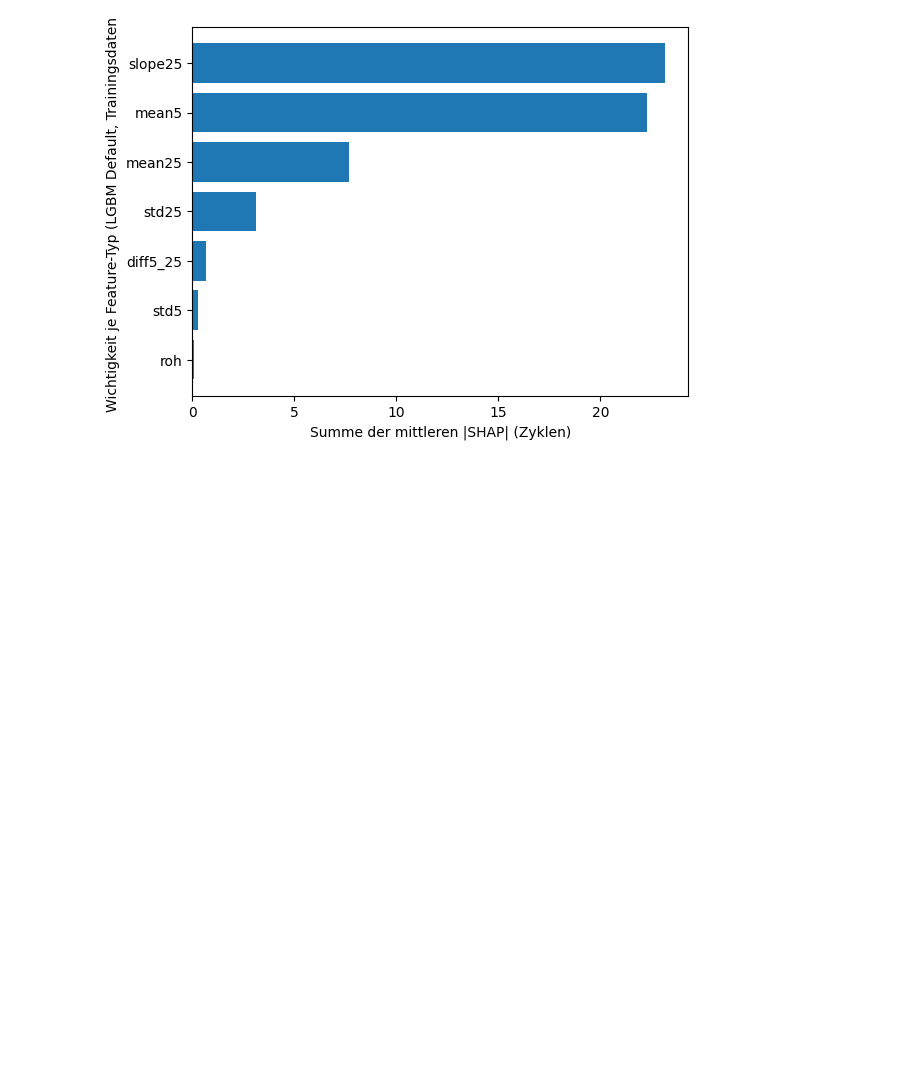
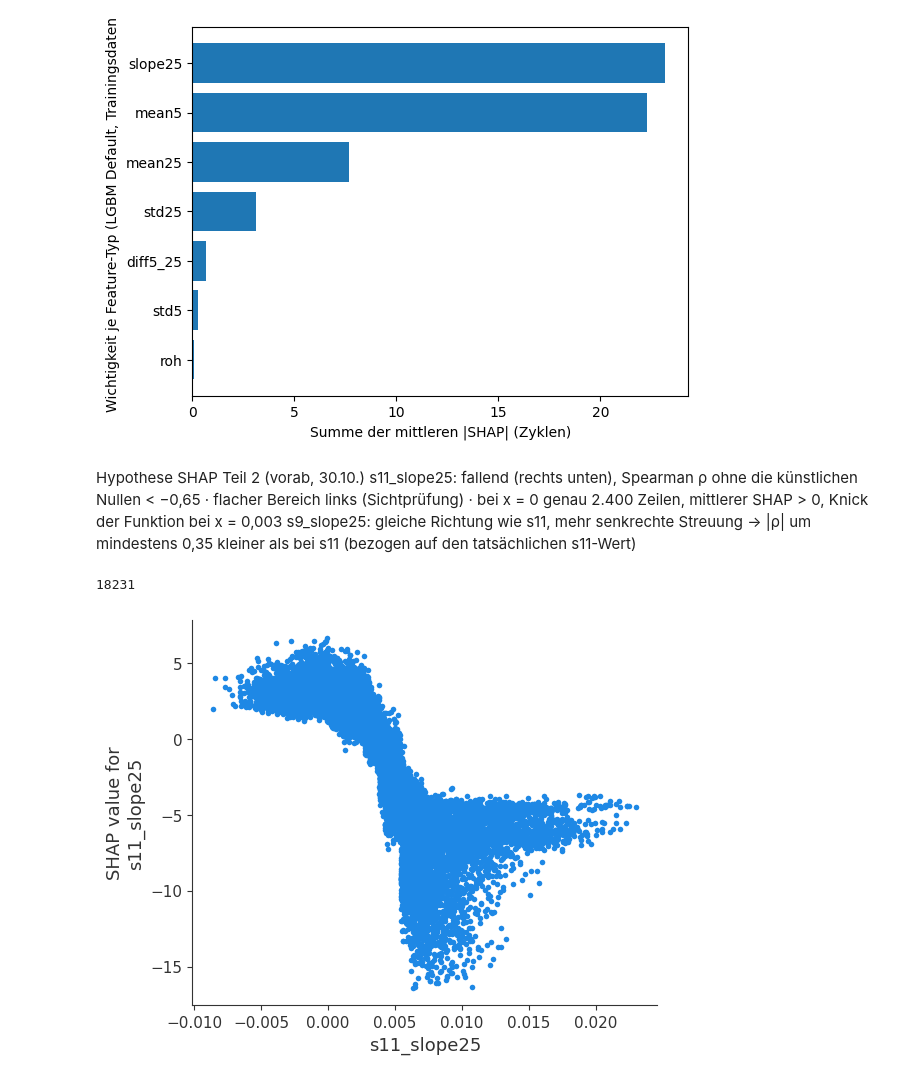
Before and after one commit to nils-pt/turbofan, a Jupyter notebook: notebooks/06_final_model.ipynb, the cells around one changed output. Drawn from its saved outputs; the diff is of its cells as text; code cells hidden in the pictures; blank space fills up the shorter version.

Commit message:
06: SHAP Teil 2 – Abhängigkeitsplots s11/s9, s9 auf Triebwerks-Ebene

```diff
--- a/notebooks/06_final_model.ipynb
+++ b/notebooks/06_final_model.ipynb
@@ -138,3 +139,7 @@ plt.ylabel("Wichtigkeit je Feature-Typ (LGBM Default, Trainingsdaten)")
 plt.show()
 # %% [output]
 [figure]
+# %% [markdown]
+Hypothese SHAP Teil 2 (vorab, 30.10.)
+s11_slope25: fallend (rechts unten), Spearman ρ ohne die künstlichen Nullen < −0,65 · flacher Bereich links (Sichtprüfung) · bei x = 0 genau 2.400 Zeilen, mittlerer SHAP > 0, Knick der Funktion bei x = 0,003
+s9_slope25: gleiche Richtung wie s11, mehr senkrechte Streuung → |ρ| um mindestens 0,35 kleiner als bei s11 (bezogen auf den tatsächlichen s11-Wert)
@@ -140,0 +154,16 @@ plt.show()
+# %%
+x_spear = s11_slope[s11_slope_mask]
+y_spear = shap_s11_slope[s11_slope_mask]
+
+print(len(y_spear))
+
+spear_s11_slope = spearmanr(x_spear, y_spear).statistic
+shap_s11_slope_x0 = shap_s11_slope[~s11_slope_mask].mean()
+# %% [output]
+18231
+# %%
+shap.dependence_plot("s11_slope25", shap_werte, X, interaction_index=None, show=False)
+plt.savefig("../reports/figures/shap_dependence_plot_s11_slope.png")
+plt.show()
+# %% [output]
+[figure, added]
```
Also changed, not shown: parts of 10 cells of this notebook, 3 other files.
